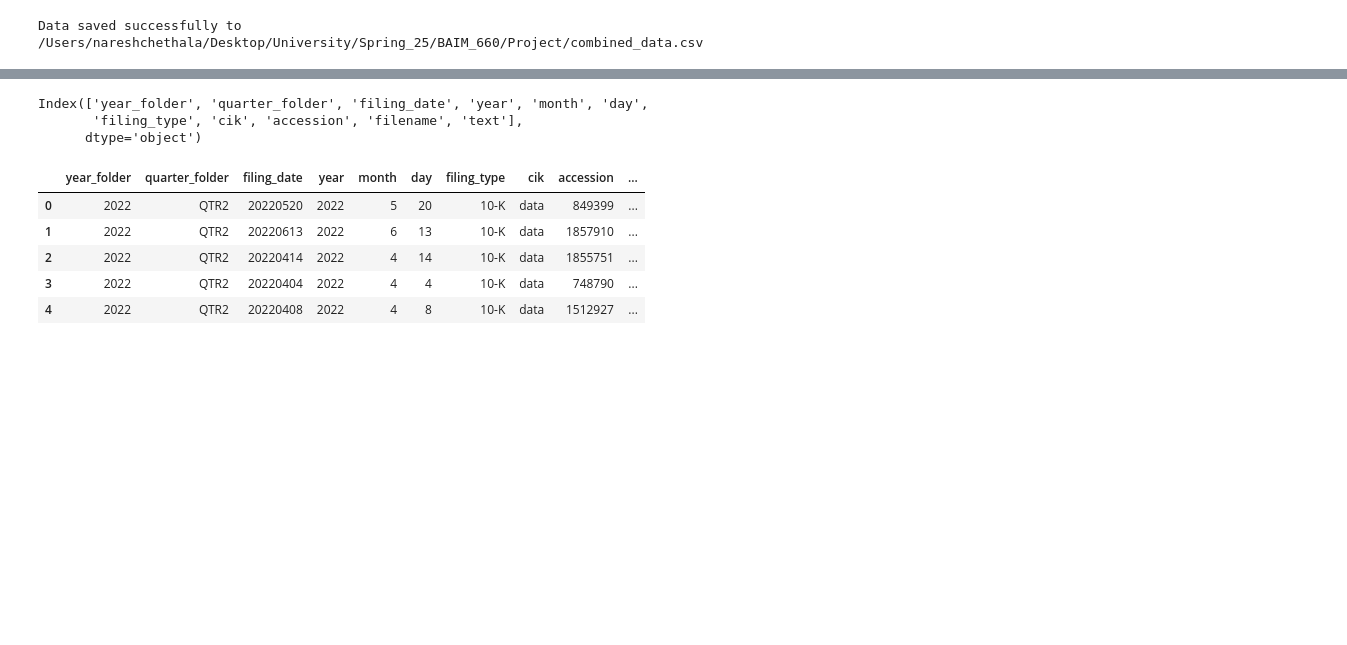
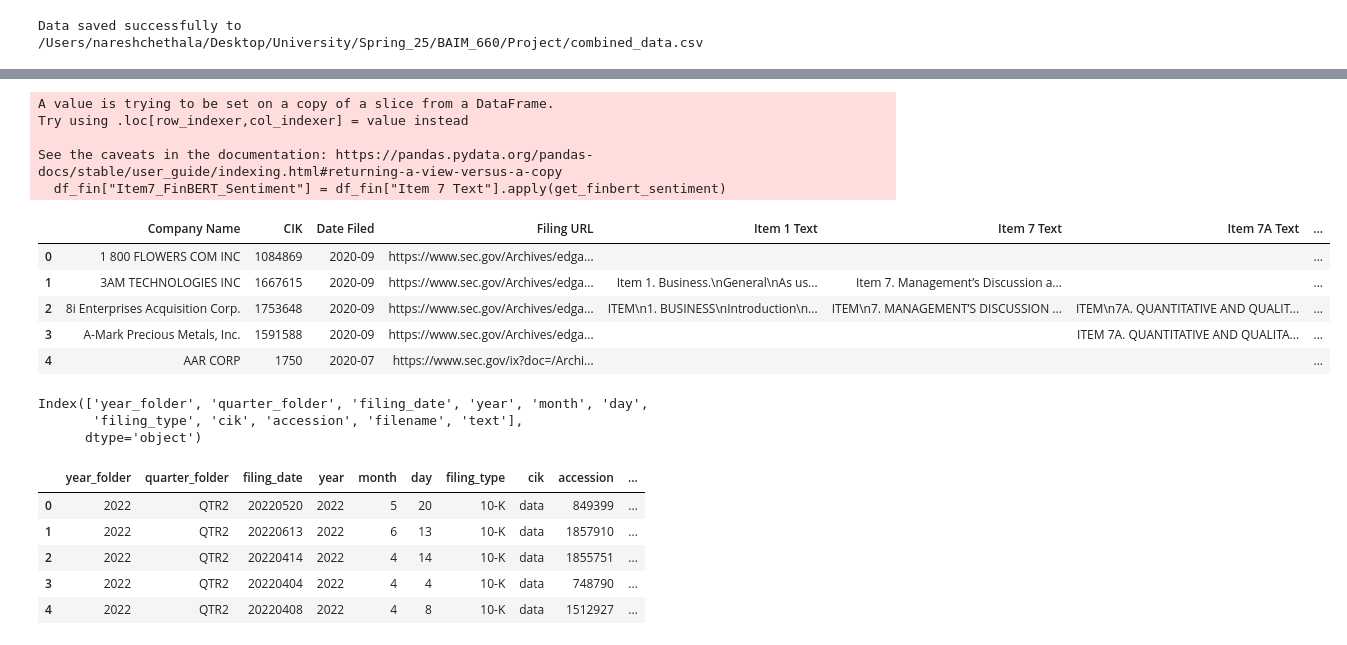
Before and after one commit to NareshChethala/10K_Seintiment_Analysis, a Jupyter notebook: dataframe_10k.ipynb, the cells around one changed output, grey strips where cells are left out. Drawn from its saved outputs; the diff is of its cells as text; code cells hidden in the pictures; blank space fills up the shorter version.

```diff
--- a/dataframe_10k.ipynb
+++ b/dataframe_10k.ipynb
@@ -334,0 +495,2 @@ filings_df["Cleaned Text"].head(1)
+# %%
+df_fin = filings_df[["Company Name", "CIK", "Date Filed", "Filing URL", "Item 1 Text", "Item 7 Text", "Item 7A Text"]]
@@ -334,0 +553,9 @@ filings_df["Cleaned Text"].head(1)
+# %%
+from transformers import AutoTokenizer, AutoModelForSequenceClassification
+from transformers import pipeline
+
+# Load FinBERT model
+tokenizer = AutoTokenizer.from_pretrained("yiyanghkust/finbert-tone")
+model = AutoModelForSequenceClassification.from_pretrained("yiyanghkust/finbert-tone")
+
+finbert = pipeline("sentiment-analysis", model=model, tokenizer=tokenizer)
@@ -334,0 +564,23 @@ filings_df["Cleaned Text"].head(1)
+# %%
+from nltk.tokenize import sent_tokenize
+import numpy as np
+import nltk
+nltk.download('punkt')
+
+def get_finbert_sentiment(text):
+    if not isinstance(text, str) or len(text.strip()) < 10:
+        return 0.0
+
+    sentences = sent_tokenize(text)
+    chunks = [' '.join(sentences[i:i+5]) for i in range(0, len(sentences), 5)]
+    sentiments = []
+
+    for chunk in chunks:
+        try:
+            result = finbert(chunk[:512])[0]
+            score = {"positive": 1, "neutral": 0, "negative": -1}[result['label'].lower()]
+            sentiments.append(score)
+        except:
+            continue
+
+    return np.mean(sentiments) if sentiments else 0.0
@@ -335 +591,20 @@ filings_df["Cleaned Text"].head(1)
+# %%
+df_fin["Item7_FinBERT_Sentiment"] = df_fin["Item 7 Text"].apply(get_finbert_sentiment)
+df_fin["Item1_FinBERT_Sentiment"] = df_fin["Item 1 Text"].apply(get_finbert_sentiment)
+df_fin["Item7A_FinBERT_Sentiment"] = df_fin["Item 7A Text"].apply(get_finbert_sentiment)
+# %% [output]
+A value is trying to be set on a copy of a slice from a DataFrame.
+Try using .loc[row_indexer,col_indexer] = value instead
+
+See the caveats in the documentation: https://pandas.pydata.org/pandas-docs/stable/user_guide/indexing.html#returning-a-view-versus-a-copy
+  df_fin["Item7_FinBERT_Sentiment"] = df_fin["Item 7 Text"].apply(get_finbert_sentiment)
+# %%
+df_fin.head()
+# %% [output]
+|  | Company Name | CIK | Date Filed | Filing URL | Item 1 Text | Item 7 Text | Item 7A Text | ... |
+| 0 | 1 800 FLOWERS COM INC | 1084869 | 2020-09 | https://www.sec.gov/Archives/edga... |  |  |  | ... |
+| 1 | 3AM TECHNOLOGIES INC | 1667615 | 2020-09 | https://www.sec.gov/Archives/edga... | Item 1. Business.\nGeneral\nAs us... | Item 7. Management’s Discussion a... |  | ... |
+| 2 | 8i Enterprises Acquisition Corp. | 1753648 | 2020-09 | https://www.sec.gov/Archives/edga... | ITEM\n1. BUSINESS\nIntroduction\n... | ITEM\n7. MANAGEMENT’S DISCUSSION ... | ITEM\n7A. QUANTITATIVE AND QUALIT... | ... |
+| 3 | A-Mark Precious Metals, Inc. | 1591588 | 2020-09 | https://www.sec.gov/Archives/edga... |  |  | ITEM 7A. QUANTITATIVE AND QUALITA... | ... |
+| 4 | AAR CORP | 1750 | 2020-07 | https://www.sec.gov/ix?doc=/Archi... |  |  |  | ... |
 # %%
```
Also changed, not shown: parts of 65 cells of this notebook, 1 other file.
